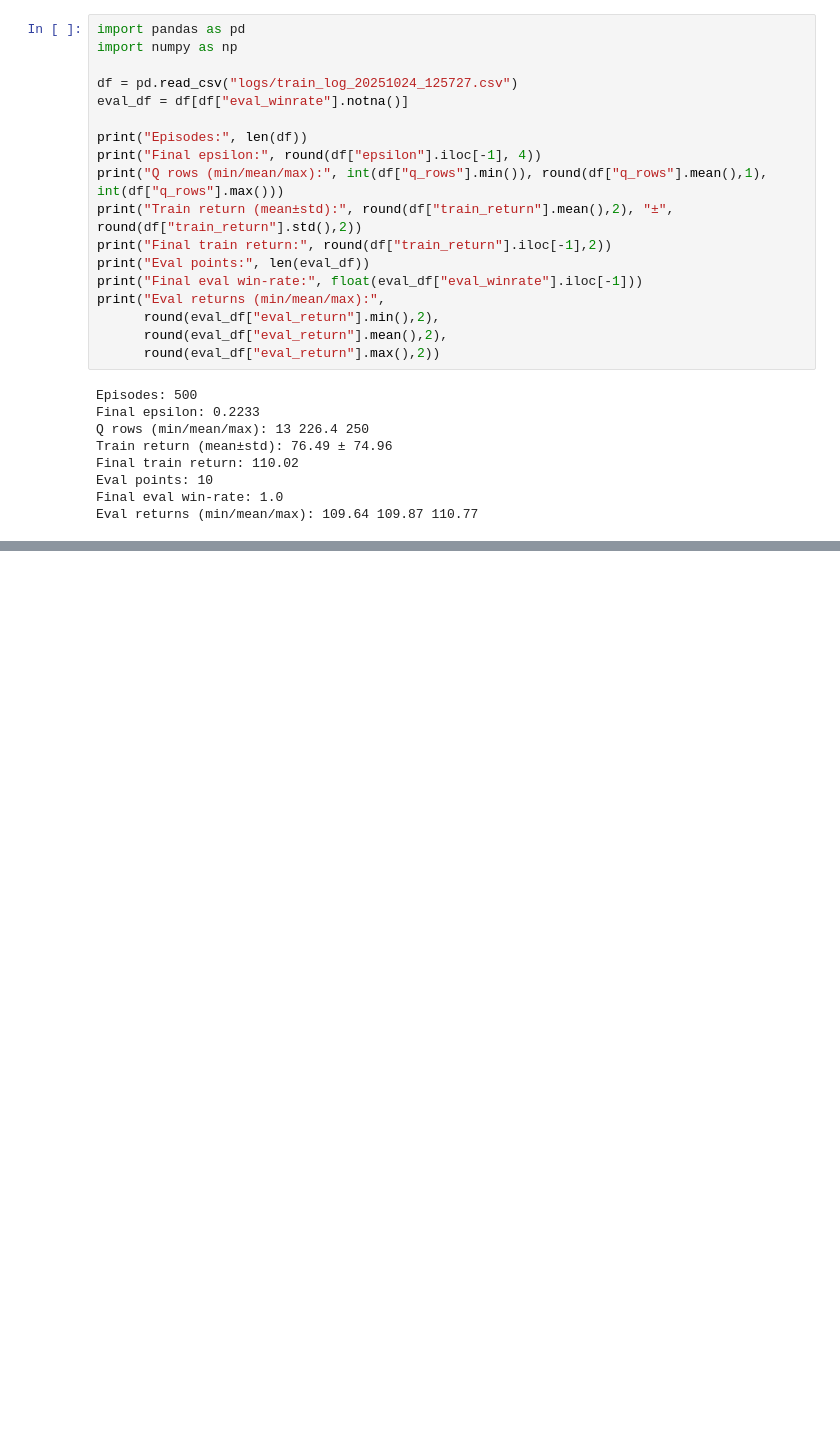
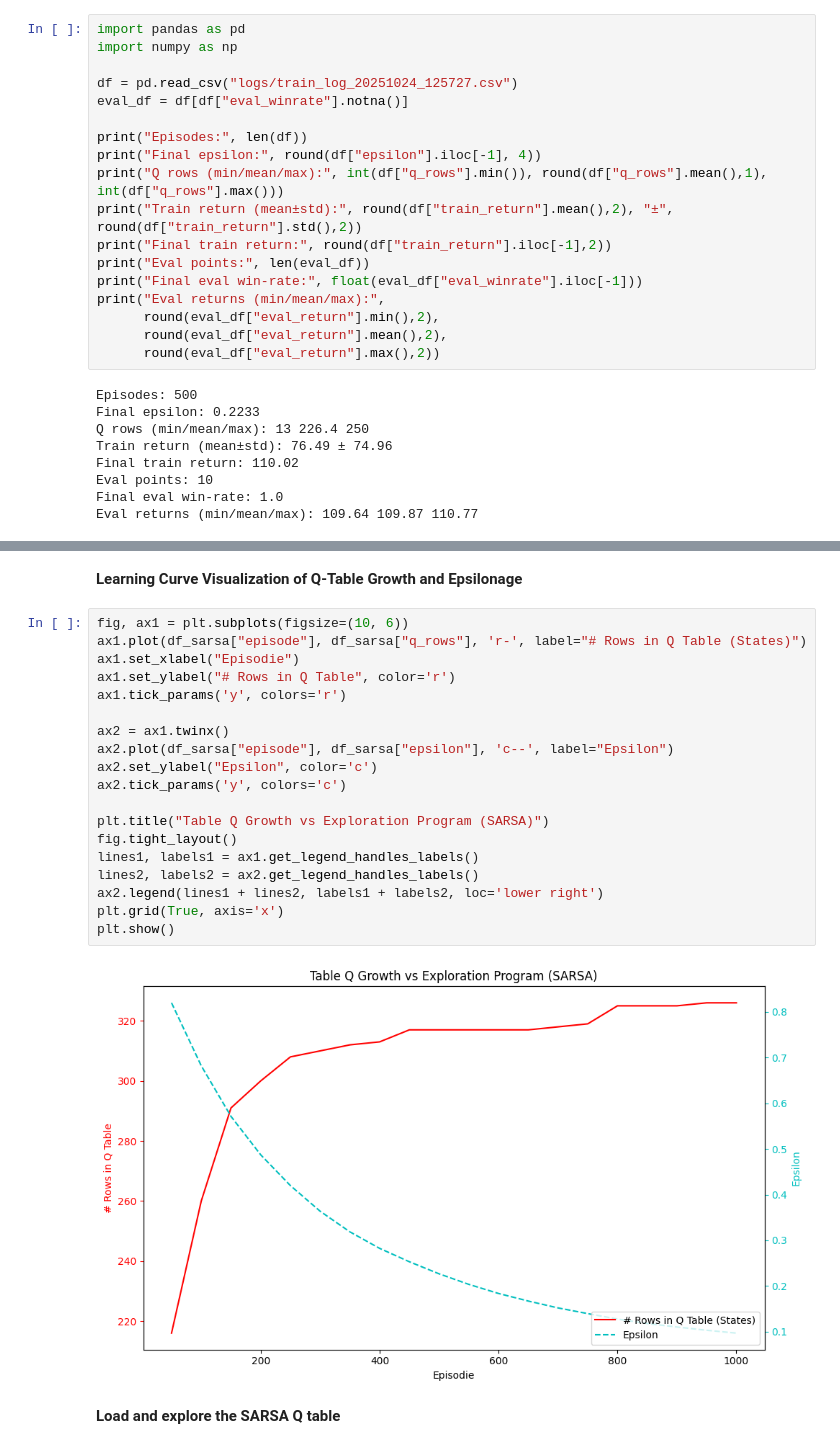
Before and after one commit to mikelpri3/RL_project, a Jupyter notebook: pruebas1.ipynb, the cells around one changed output, grey strips where cells are left out. Cells and saved outputs as stored; diff of their text form; blank space fills up the shorter version.

```diff
--- a/pruebas1.ipynb
+++ b/pruebas1.ipynb
@@ -450,0 +495,25 @@ Eval returns (min/mean/max): 109.64 109.87 110.77
+# %% [markdown]
+**Learning Curve Visualization of Q-Table Growth and Epsilonage**
+# %%
+fig, ax1 = plt.subplots(figsize=(10, 6))
+ax1.plot(df_sarsa["episode"], df_sarsa["q_rows"], 'r-', label="# Rows in Q Table (States)")
+ax1.set_xlabel("Episodie")
+ax1.set_ylabel("# Rows in Q Table", color='r')
+ax1.tick_params('y', colors='r')
+
+ax2 = ax1.twinx()
+ax2.plot(df_sarsa["episode"], df_sarsa["epsilon"], 'c--', label="Epsilon")
+ax2.set_ylabel("Epsilon", color='c')
+ax2.tick_params('y', colors='c')
+
+plt.title("Table Q Growth vs Exploration Program (SARSA)")
+fig.tight_layout()
+lines1, labels1 = ax1.get_legend_handles_labels()
+lines2, labels2 = ax2.get_legend_handles_labels()
+ax2.legend(lines1 + lines2, labels1 + labels2, loc='lower right')
+plt.grid(True, axis='x')
+plt.show()
+# %% [output]
+[figure, added]
+# %% [markdown]
+**Load and explore the SARSA Q table**
```
Also changed, not shown: parts of 7 cells of this notebook, 4 other files.
